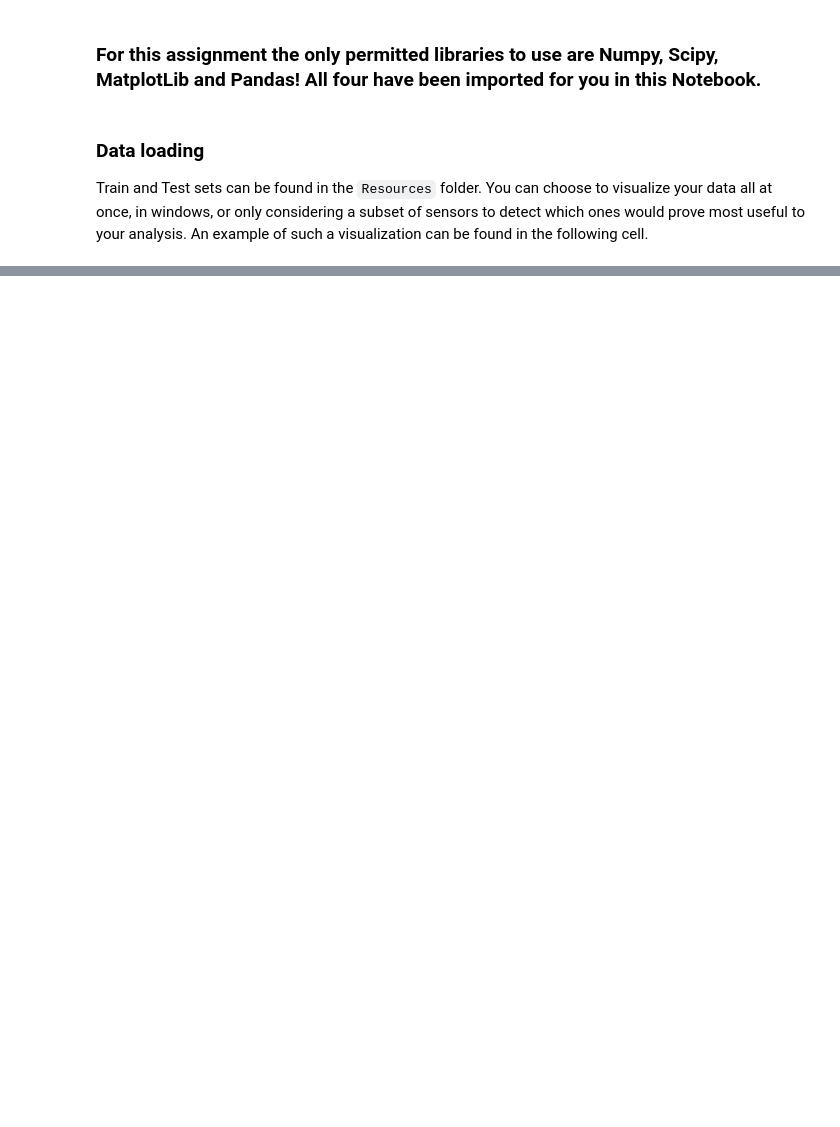
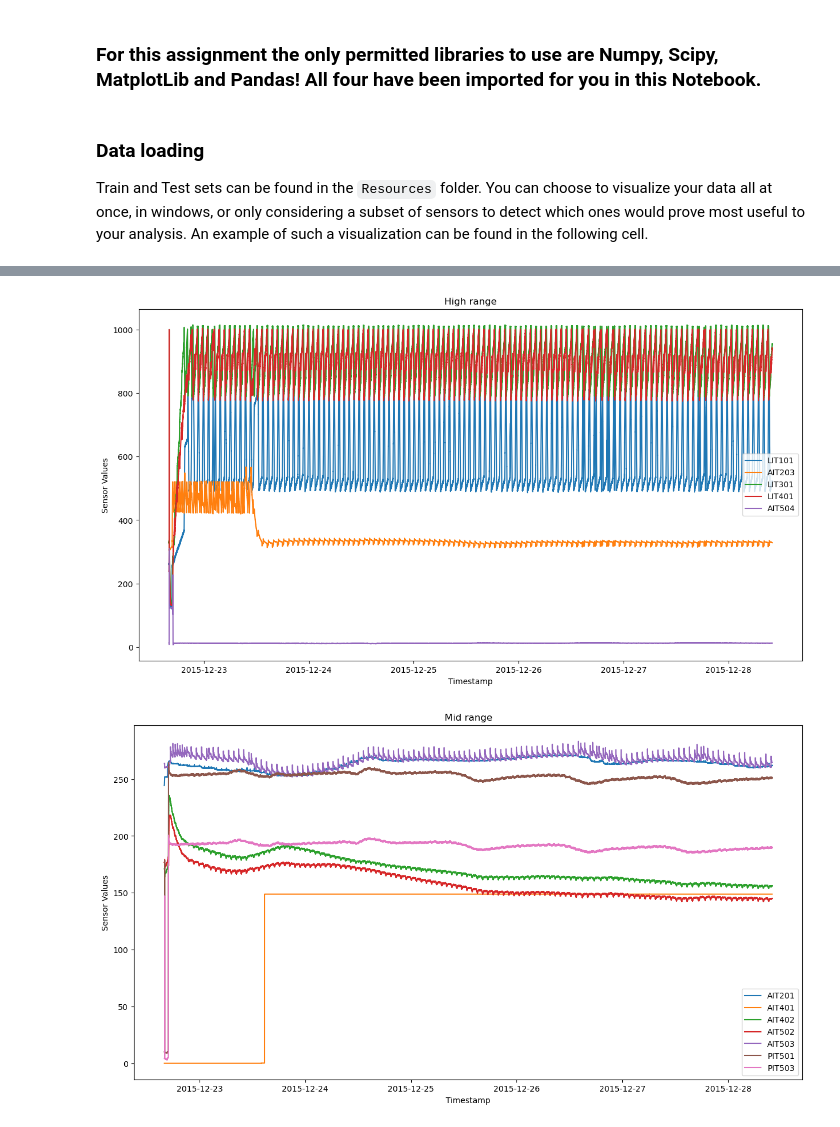
Before and after one commit to blockdoth/data-mining, a Jupyter notebook: Anomaly Detection.ipynb, the cells around one changed output, grey strips where cells are left out. Cells and saved outputs as stored; diff of their text form; code cells hidden in the pictures; blank space fills up the shorter version.

```diff
--- a/Anomaly Detection.ipynb
+++ b/Anomaly Detection.ipynb
@@ -50,0 +62,22 @@ visualize_sensor_data(train_data)
+# %%
+first_col = train_data.iloc[:, 0]
+norm_attack = train_data.iloc[:, -1:]
+sensors = train_data.iloc[:, 1:-1]
+
+higher_range  = sensors.loc[:, (sensors.mean() > 300 ) | (sensors.max()  > 300)]
+mid_range     = sensors.loc[:, (sensors.mean() >= 50 ) & (sensors.mean() <= 300)]
+lower_range   = sensors.loc[:, (sensors.mean() < 50  ) & (sensors.max()  < 300) & (sensors.mean() > 5)]
+lowest_range  = sensors.loc[:, (sensors.mean() <= 5  ) ]
+
+higher_range_data = pd.concat([first_col, higher_range, norm_attack], axis=1)
+mid_range_data    = pd.concat([first_col, mid_range, norm_attack], axis=1)
+lower_range_data  = pd.concat([first_col, lower_range, norm_attack], axis=1)
+lowest_range_data = pd.concat([first_col, lowest_range, norm_attack], axis=1)
+# %%
+visualize_sensor_data(higher_range_data, title="High range")
+visualize_sensor_data(mid_range_data,    title="Mid range")
+visualize_sensor_data(lower_range_data,  title="Low range")
+visualize_sensor_data(lowest_range_data, title="Lowest range")
+# %% [output]
+[figure, added]
+[figure, added]
```
Also changed, not shown: parts of 5 cells of this notebook, 2 other files.
